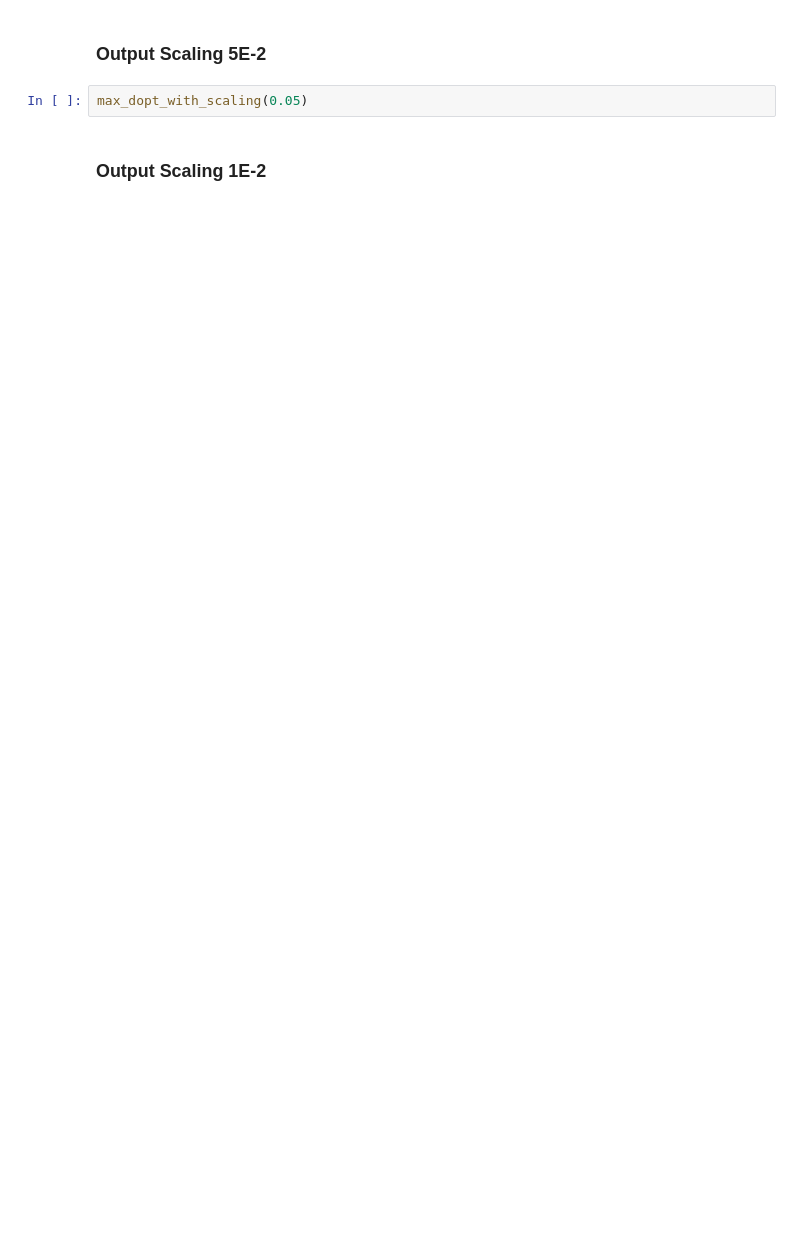
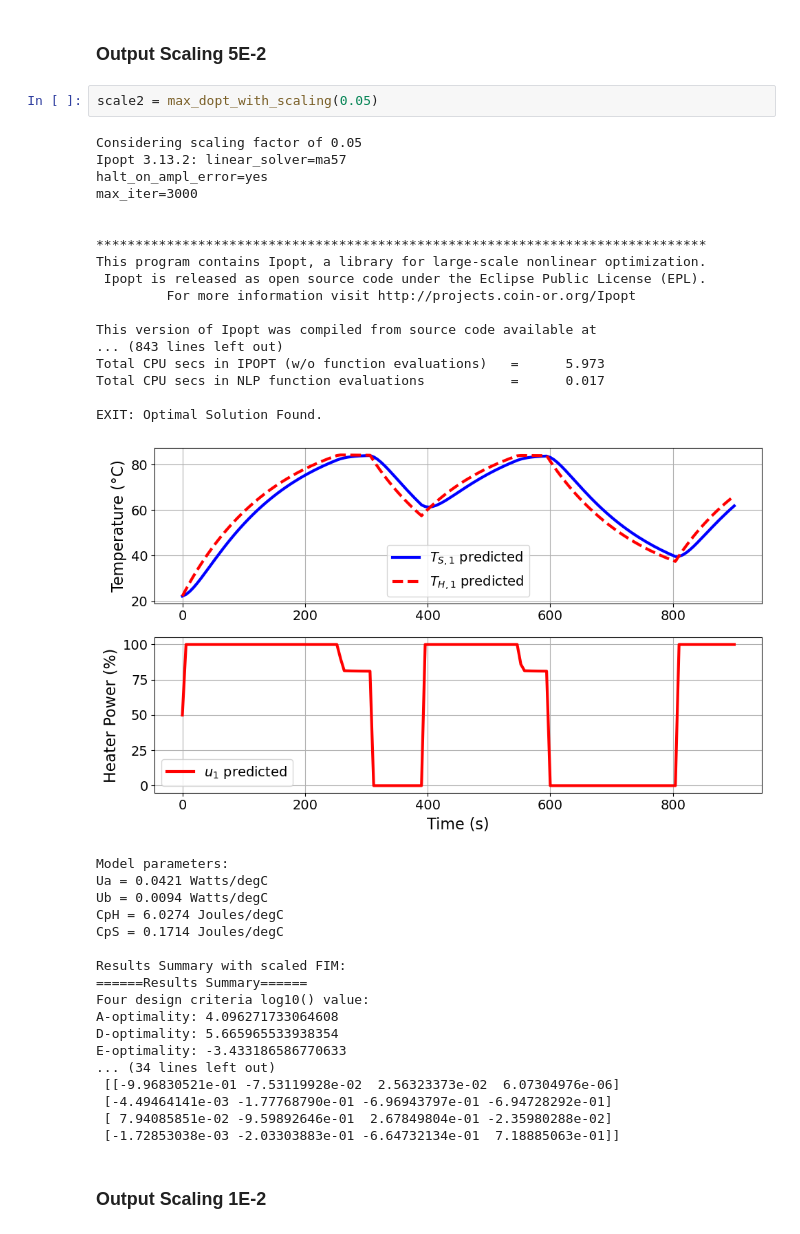
Before and after one commit to dowlinglab/pyomo-doe, a Jupyter notebook: notebooks/doe_optimize_scaling.ipynb, the cells around one changed output. Saved outputs shown, nothing was run; the diff lists cells and outputs as text; blank space fills up the shorter version.

```diff
--- a/notebooks/doe_optimize_scaling.ipynb
+++ b/notebooks/doe_optimize_scaling.ipynb
@@ -192,7 +288,43 @@ max_dopt_with_scaling(0.1)
 # %% [markdown]
 ### Output Scaling 5E-2
 # %%
-max_dopt_with_scaling(0.05)
+scale2 = max_dopt_with_scaling(0.05)
+# %% [output]
+Considering scaling factor of 0.05
+Ipopt 3.13.2: linear_solver=ma57
+halt_on_ampl_error=yes
+max_iter=3000
+
+
+******************************************************************************
+This program contains Ipopt, a library for large-scale nonlinear optimization.
+ Ipopt is released as open source code under the Eclipse Public License (EPL).
+         For more information visit http://projects.coin-or.org/Ipopt
+
+This version of Ipopt was compiled from source code available at
+... (843 lines left out)
+Total CPU secs in IPOPT (w/o function evaluations)   =      5.973
+Total CPU secs in NLP function evaluations           =      0.017
+
+EXIT: Optimal Solution Found.
+[figure, added]
+Model parameters:
+Ua = 0.0421 Watts/degC
+Ub = 0.0094 Watts/degC
+CpH = 6.0274 Joules/degC
+CpS = 0.1714 Joules/degC
+
+Results Summary with scaled FIM:
+======Results Summary======
+Four design criteria log10() value:
+A-optimality: 4.096271733064608
+D-optimality: 5.665965533938354
+E-optimality: -3.433186586770633
+... (34 lines left out)
+ [[-9.96830521e-01 -7.53119928e-02  2.56323373e-02  6.07304976e-06]
+ [-4.49464141e-03 -1.77768790e-01 -6.96943797e-01 -6.94728292e-01]
+ [ 7.94085851e-02 -9.59892646e-01  2.67849804e-01 -2.35980288e-02]
+ [-1.72853038e-03 -2.03303883e-01 -6.64732134e-01  7.18885063e-01]]
 # %% [markdown]
 ### Output Scaling 1E-2
 # %%
```
Also changed, not shown: parts of 16 cells of this notebook.
